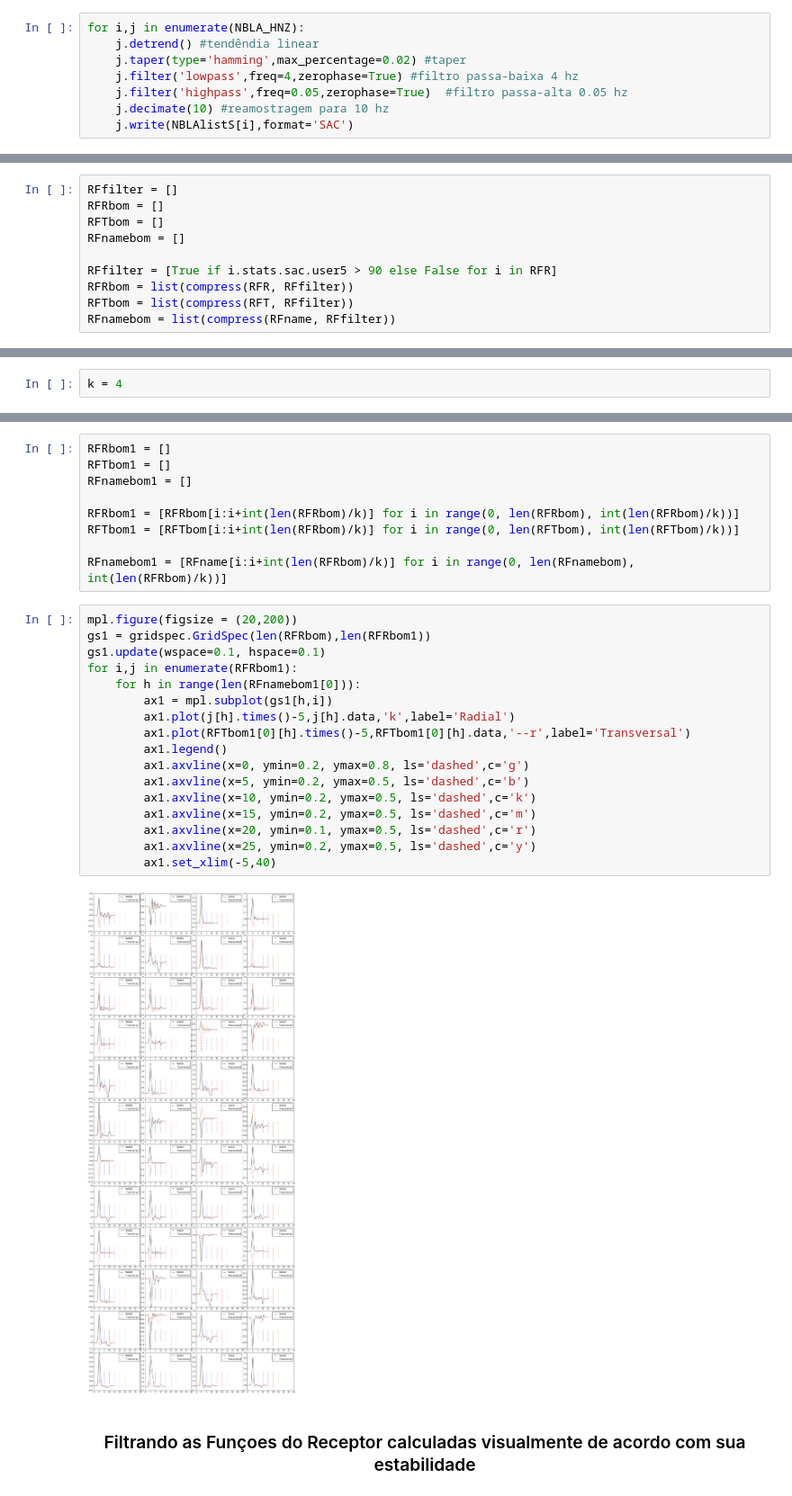
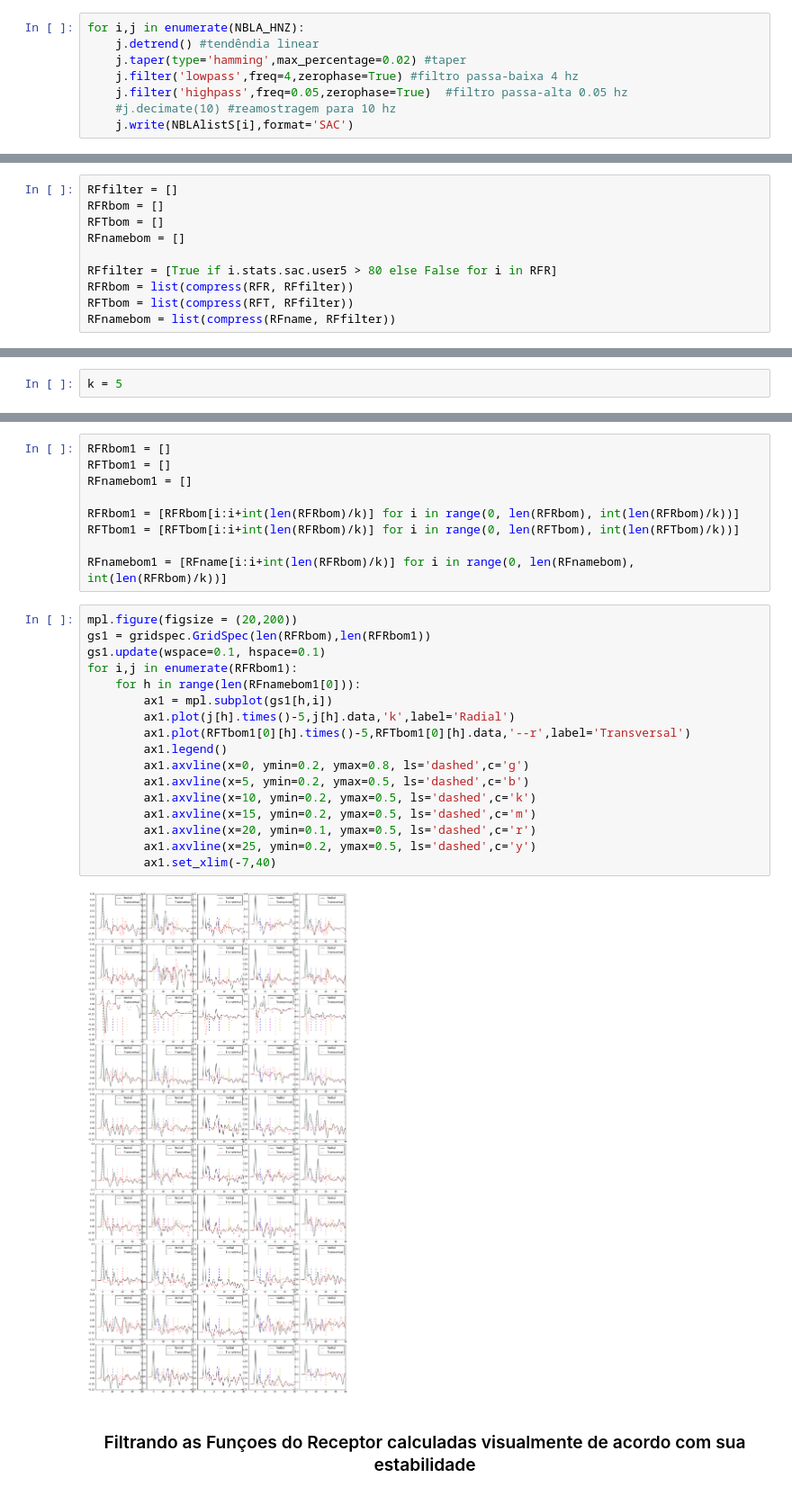
Before and after one commit to dIOGOLOC/Projeto-Doutorado, a Jupyter notebook: Aplicacoes Sismologicas/Projeto I.ipynb, the cells around one changed output, grey strips where cells are left out. Shown at 90% size. Drawn from its saved outputs; the diff is of its cells as text.

```diff
--- a/Aplicacoes Sismologicas/Projeto I.ipynb
+++ b/Aplicacoes Sismologicas/Projeto I.ipynb
@@ -145,7 +145,7 @@ for i,j in enumerate(NBLA_HNZ):
     j.taper(type='hamming',max_percentage=0.02) #taper
     j.filter('lowpass',freq=4,zerophase=True) #filtro passa-baixa 4 hz
     j.filter('highpass',freq=0.05,zerophase=True)  #filtro passa-alta 0.05 hz
-    j.decimate(10) #reamostragem para 10 hz
+    #j.decimate(10) #reamostragem para 10 hz
     j.write(NBLAlistS[i],format='SAC')
 # %% [markdown]
 <h4 align="center">Plotando exemplo de traços após o pré-processamento dos dados</h4>
@@ -283,7 +283,7 @@ RFRbom = []
 RFTbom = []
 RFnamebom = []
 
-RFfilter = [True if i.stats.sac.user5 > 90 else False for i in RFR]
+RFfilter = [True if i.stats.sac.user5 > 80 else False for i in RFR]
 RFRbom = list(compress(RFR, RFfilter))
 RFTbom = list(compress(RFT, RFfilter))
 RFnamebom = list(compress(RFname, RFfilter))
@@ -296,7 +296,7 @@ len(RFRbom)
 # %% [markdown]
 <h4>Númeoro de colunas para plotar as Funções do Receptor --> tem que ser um número múltiplo do total de Funções do Receptor Selecionadas</h4>
 # %%
-k = 4
+k = 5
 # %% [markdown]
 <h3 align="center">Plotando as Função do Receptor Radial e Transversal selecionadas de acordo com a % do ajuste</h3>
 # %%
@@ -311,22 +311,22 @@ RFnamebom1 = [RFname[i:i+int(len(RFRbom)/k)] for i in range(0, len(RFnamebom), i
 # %%
 mpl.figure(figsize = (20,200))
 gs1 = gridspec.GridSpec(len(RFRbom),len(RFRbom1))
 gs1.update(wspace=0.1, hspace=0.1)
 for i,j in enumerate(RFRbom1):
     for h in range(len(RFnamebom1[0])):
         ax1 = mpl.subplot(gs1[h,i])
         ax1.plot(j[h].times()-5,j[h].data,'k',label='Radial')
         ax1.plot(RFTbom1[0][h].times()-5,RFTbom1[0][h].data,'--r',label='Transversal')
         ax1.legend()
         ax1.axvline(x=0, ymin=0.2, ymax=0.8, ls='dashed',c='g')
         ax1.axvline(x=5, ymin=0.2, ymax=0.5, ls='dashed',c='b')
         ax1.axvline(x=10, ymin=0.2, ymax=0.5, ls='dashed',c='k')
         ax1.axvline(x=15, ymin=0.2, ymax=0.5, ls='dashed',c='m')
         ax1.axvline(x=20, ymin=0.1, ymax=0.5, ls='dashed',c='r')
         ax1.axvline(x=25, ymin=0.2, ymax=0.5, ls='dashed',c='y')
-        ax1.set_xlim(-5,40)
+        ax1.set_xlim(-7,40)
 # %% [output]
-[figure, old version]
+[figure, new version]
 # %% [markdown]
 <h3 align="center">  Filtrando as Funçoes do Receptor calculadas visualmente de acordo com sua estabilidade</h3>
 # %%
```
Also changed, not shown: parts of 22 cells of this notebook, 27 other files.
